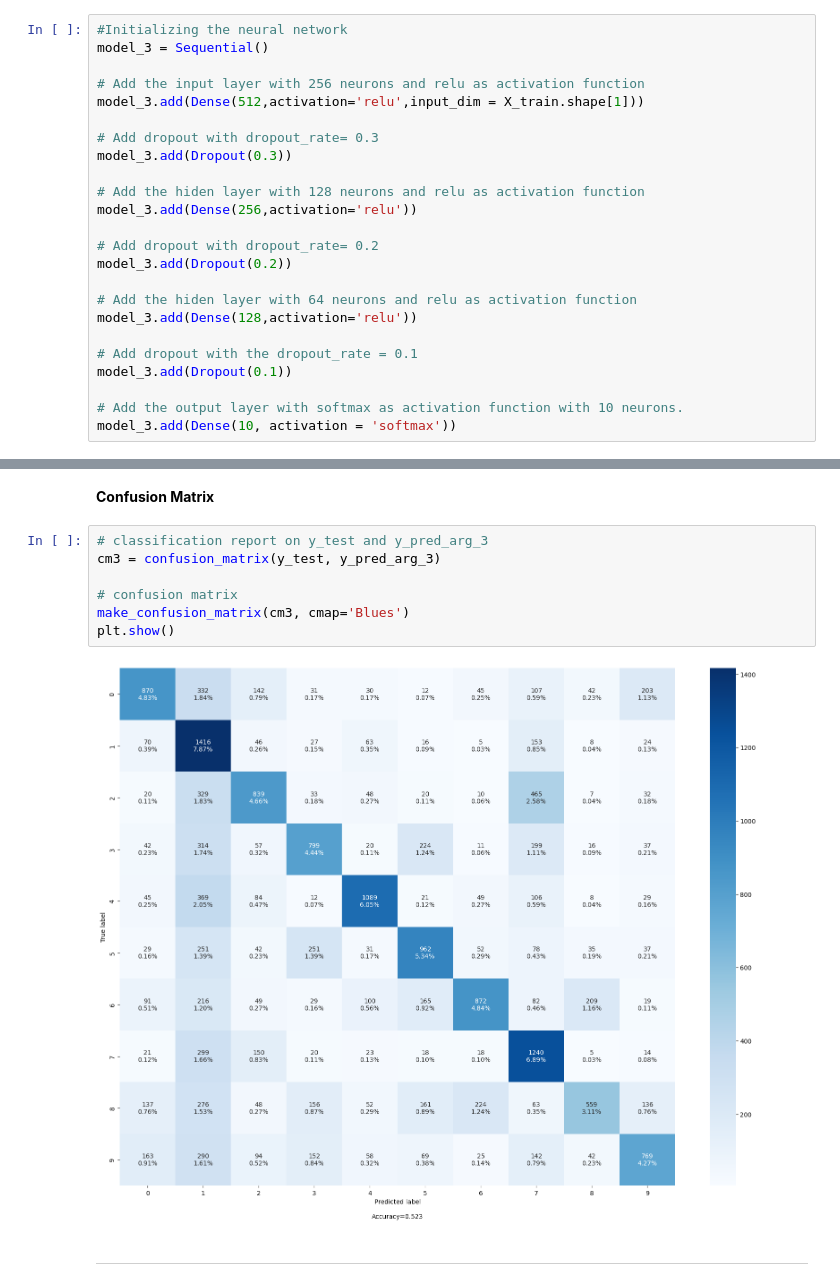
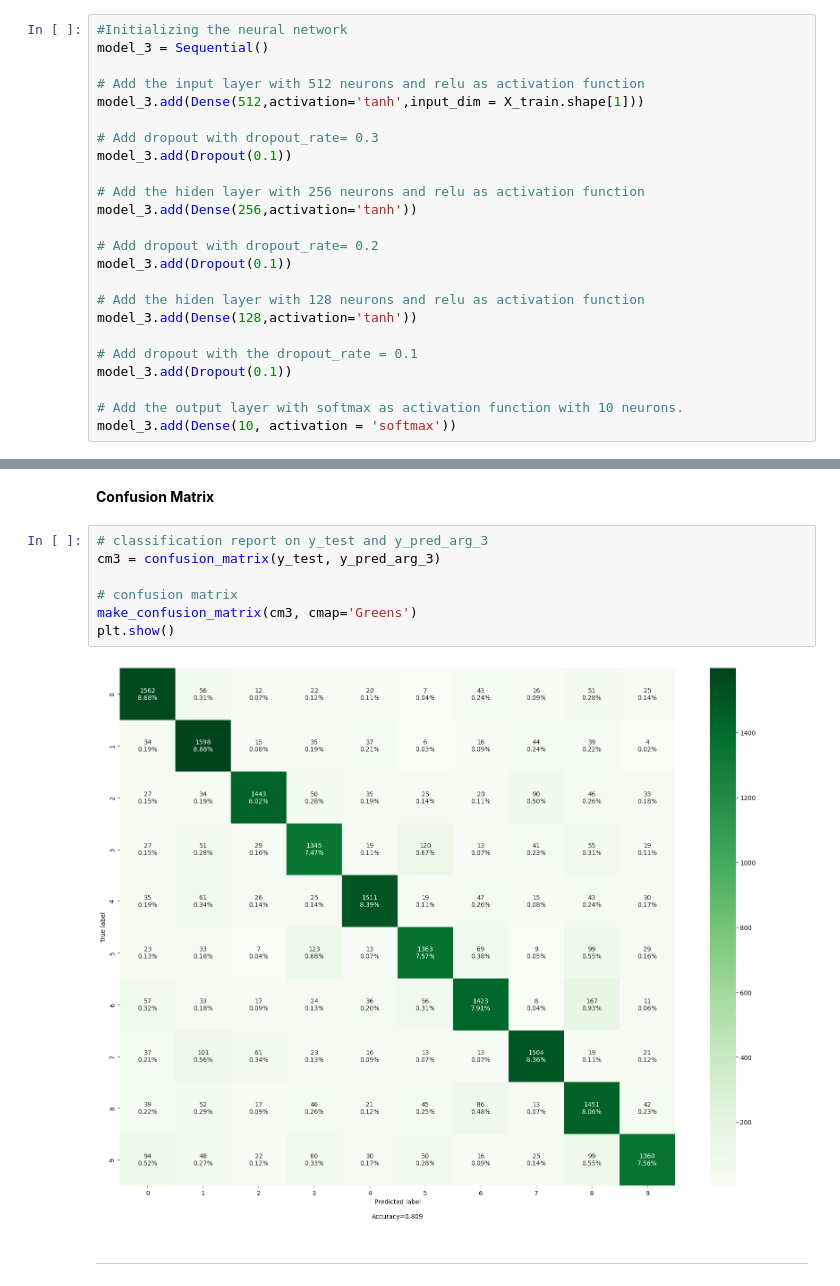
Before and after one commit to Joyfreaky/SVHN-Digit-Recognition, a Jupyter notebook: INN_Additional_Project_SVHN_Digit_Recognition.ipynb, the cells around one changed output, grey strips where cells are left out. Saved outputs shown, nothing was run; the diff lists cells and outputs as text.

```diff
--- a/INN_Additional_Project_SVHN_Digit_Recognition.ipynb
+++ b/INN_Additional_Project_SVHN_Digit_Recognition.ipynb
@@ -664,20 +672,20 @@ tf.random.set_seed(42)
 #Initializing the neural network
 model_3 = Sequential()
 
-# Add the input layer with 256 neurons and relu as activation function
-model_3.add(Dense(512,activation='relu',input_dim = X_train.shape[1]))
+# Add the input layer with 512 neurons and relu as activation function
+model_3.add(Dense(512,activation='tanh',input_dim = X_train.shape[1]))
 
 # Add dropout with dropout_rate= 0.3
-model_3.add(Dropout(0.3))
+model_3.add(Dropout(0.1))
+
+# Add the hiden layer with 256 neurons and relu as activation function
+model_3.add(Dense(256,activation='tanh'))
+
+# Add dropout with dropout_rate= 0.2
+model_3.add(Dropout(0.1))
 
 # Add the hiden layer with 128 neurons and relu as activation function
-model_3.add(Dense(256,activation='relu'))
-
-# Add dropout with dropout_rate= 0.2
-model_3.add(Dropout(0.2))
-
-# Add the hiden layer with 64 neurons and relu as activation function
-model_3.add(Dense(128,activation='relu'))
+model_3.add(Dense(128,activation='tanh'))
 
 # Add dropout with the dropout_rate = 0.1
 model_3.add(Dropout(0.1))
@@ -782,12 +790,12 @@ weighted avg       0.56      0.52      0.52     18000
 # %%
 # classification report on y_test and y_pred_arg_3
 cm3 = confusion_matrix(y_test, y_pred_arg_3)
 
 # confusion matrix
-make_confusion_matrix(cm3, cmap='Blues')
+make_confusion_matrix(cm3, cmap='Greens')
 plt.show()
 # %% [output]
-[figure, old version]
+[figure, new version]
 # %% [markdown]
 ---------------
 # %%
```
Also changed, not shown: parts of 29 cells of this notebook.
